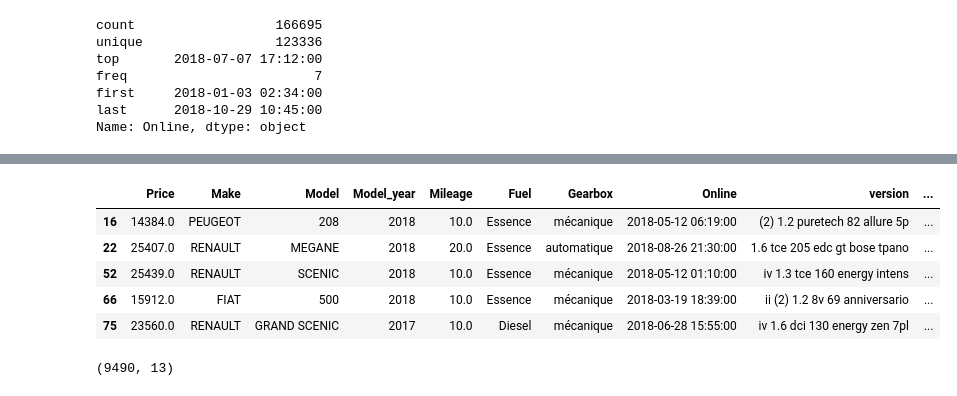
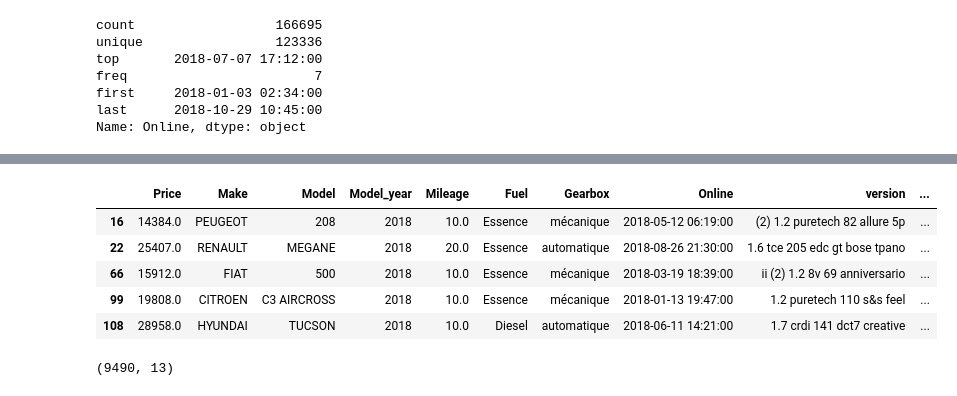
Before and after one commit to nguyenkhacbaoanh/used_car_price_estimation, a Jupyter notebook: notebook/Data Car Preprocessing.ipynb, the cells around one changed output, grey strips where cells are left out. Cells and saved outputs as stored; diff of their text form; code cells hidden in the pictures.

```diff
--- a/notebook/Data Car Preprocessing.ipynb
+++ b/notebook/Data Car Preprocessing.ipynb
@@ -129,17 +135,17 @@ Name: Online, dtype: object
 # %%
 # find dupplicated
 fix_col = list(data_car_preprocessed.columns)
 fix_col.remove("Online")
 fix_col.remove("Price")
-duplicateRowsDF = data_car_preprocessed[data_car_preprocessed.duplicated(fix_col, keep=False)]
+duplicateRowsDF = data_car_preprocessed[data_car_preprocessed.sort_values(by="Online").duplicated(fix_col, keep='last')]
 duplicateRowsDF.head()
 # %% [output]
 |  | Price | Make | Model | Model_year | Mileage | Fuel | Gearbox | Online | version | ... |
 | 16 | 14384.0 | PEUGEOT | 208 | 2018 | 10.0 | Essence | mécanique | 2018-05-12 06:19:00 | (2) 1.2 puretech 82 allure 5p | ... |
 | 22 | 25407.0 | RENAULT | MEGANE | 2018 | 20.0 | Essence | automatique | 2018-08-26 21:30:00 | 1.6 tce 205 edc gt bose tpano | ... |
-| 52 | 25439.0 | RENAULT | SCENIC | 2018 | 10.0 | Essence | mécanique | 2018-05-12 01:10:00 | iv 1.3 tce 160 energy intens | ... |
 | 66 | 15912.0 | FIAT | 500 | 2018 | 10.0 | Essence | mécanique | 2018-03-19 18:39:00 | ii (2) 1.2 8v 69 anniversario | ... |
-| 75 | 23560.0 | RENAULT | GRAND SCENIC | 2017 | 10.0 | Diesel | mécanique | 2018-06-28 15:55:00 | iv 1.6 dci 130 energy zen 7pl | ... |
+| 99 | 19808.0 | CITROEN | C3 AIRCROSS | 2018 | 10.0 | Essence | mécanique | 2018-01-13 19:47:00 | 1.2 puretech 110 s&s feel | ... |
+| 108 | 28958.0 | HYUNDAI | TUCSON | 2018 | 10.0 | Diesel | automatique | 2018-06-11 14:21:00 | 1.7 crdi 141 dct7 creative | ... |
 # %%
 duplicateRowsDF.shape
 # %% [output]
```
Also changed, not shown: parts of 7 cells of this notebook, 1 other file.
